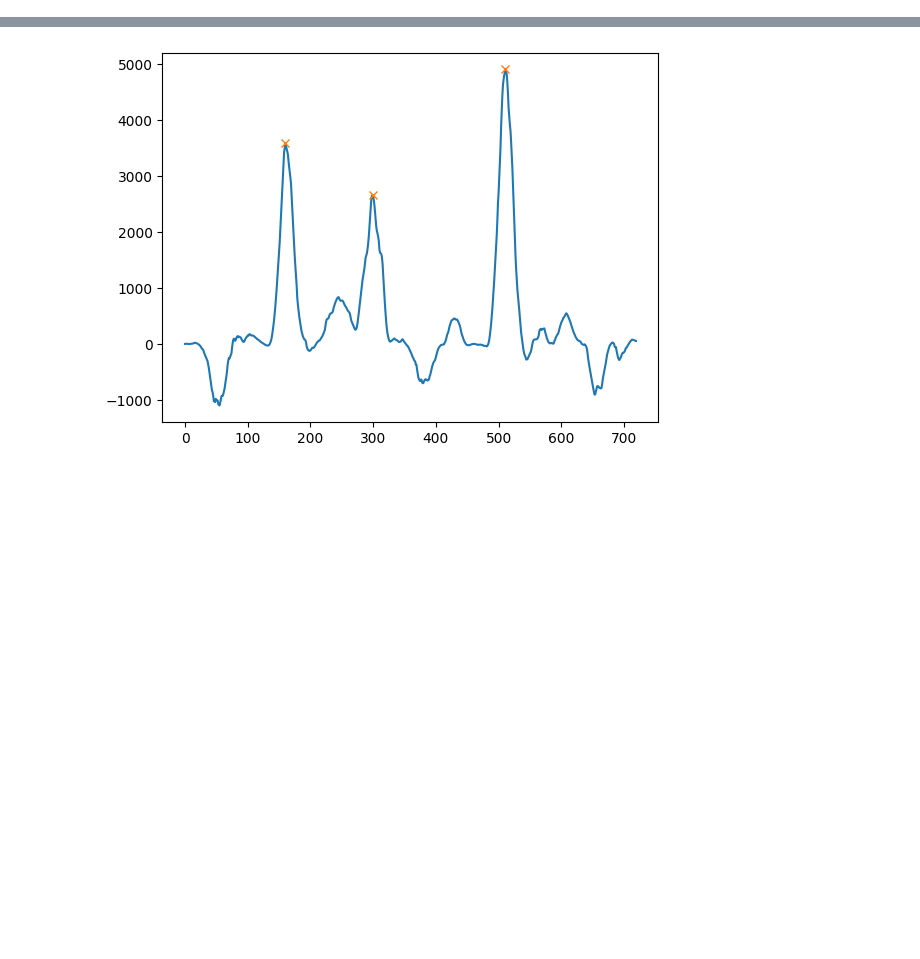
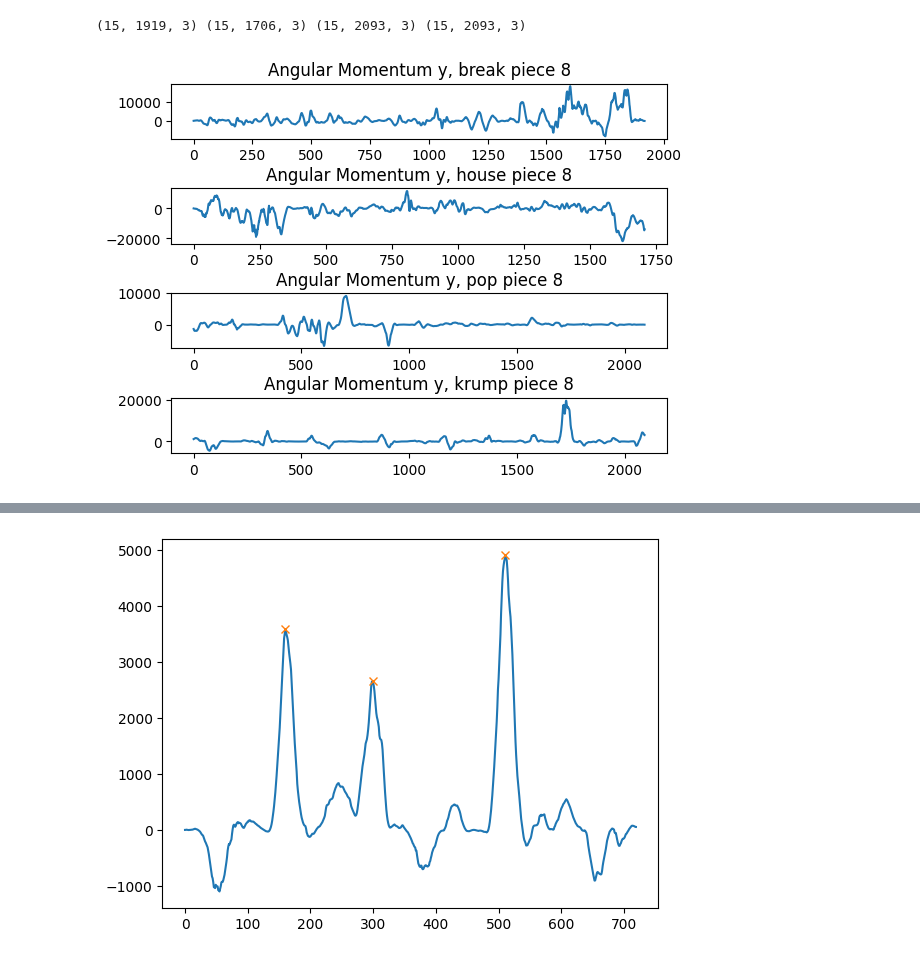
Before and after one commit to tBenBaker/MovementClassifier, a Jupyter notebook: DanceProj1/notebooks/scratch_feature_explore.ipynb, the cells around one changed output, grey strips where cells are left out. Cells and saved outputs as stored; diff of their text form; code cells hidden in the pictures; blank space fills up the shorter version.

```diff
--- a/DanceProj1/notebooks/scratch_feature_explore.ipynb
+++ b/DanceProj1/notebooks/scratch_feature_explore.ipynb
@@ -122,0 +44,19 @@ plt.show()
+# %%
+#do the above cell but in a loop all at once
+idx = 8
+breakhousepopkrump = []
+
+for dance in (breakdata[idx], housedata[idx], popdata[idx], krumpdata[idx]):
+    dance1 = Dance(dance, 1/60)
+    dance1.get_movedata()
+    danceaccel = dance1.movedata[2]
+    dance1.get_sacrum()
+    breakhousepopkrump.append(dance1)
+
+break1 = breakhousepopkrump[0]
+house1 = breakhousepopkrump[1]
+pop1 = breakhousepopkrump[2]
+krump1 = breakhousepopkrump[3]
+print(break1.pos.shape, house1.pos.shape, pop1.pos.shape, krump1.pos.shape)
+# %% [output]
+(15, 1919, 3) (15, 1706, 3) (15, 2093, 3) (15, 2093, 3)
@@ -122,0 +76,44 @@ plt.show()
+# %%
+angmombr = np.empty_like(break1.pos[0])
+
+for f in range(break1.numframes):
+        for j in range(len(break1.pos)):
+            angmombr[f] = np.cross(break1.pos[j][f] - break1.sacrum[0][f], break1.velocity[j][f])
+angmombrmean = angmombr.mean()
+
+angmomho = np.empty_like(house1.pos[0])
+
+for f in range(house1.numframes):
+        for j in range(len(house1.pos)):
+            angmomho[f] = np.cross(house1.pos[j][f] - house1.sacrum[0][f], house1.velocity[j][f])
+angmomhomean = angmomho.mean()
+
+angmompo = np.empty_like(pop1.pos[0])
+
+for f in range(pop1.numframes):
+        for j in range(len(pop1.pos)):
+            angmompo[f] = np.cross(pop1.pos[j][f] - pop1.sacrum[0][f], pop1.velocity[j][f])
+angmompomean = angmompo.mean()
+
+angmomkr = np.empty_like(krump1.pos[0])
+
+for f in range(krump1.numframes):
+        for j in range(len(krump1.pos)):
+            angmomkr[f] = np.cross(krump1.pos[j][f] - krump1.sacrum[0][f], krump1.velocity[j][f])
+angmomkrmean = angmomkr.mean()
+# %%
+#plot angular momentum, summed across dimensions for a break, house, pop, and krump piece. Four separate figures
+fig, ax = plt.subplots(4, 1)
+ax[0].plot(angmombr[:,1])
+ax[0].set_title('Angular Momentum y, break piece 8')
+ax[1].plot(angmomho[:,1])
+ax[1].set_title('Angular Momentum y, house piece 8')
+ax[2].plot(angmompo[:,1])
+ax[2].set_title('Angular Momentum y, pop piece 8')
+ax[3].plot(angmomkr[:,1])
+ax[3].set_title('Angular Momentum y, krump piece 8')
+#create virtual space between subplots
+fig.subplots_adjust(hspace=0.9)
+plt.show()
+# %% [output]
+[figure, added]
```
Also changed, not shown: parts of 28 cells of this notebook, 9 other files.
